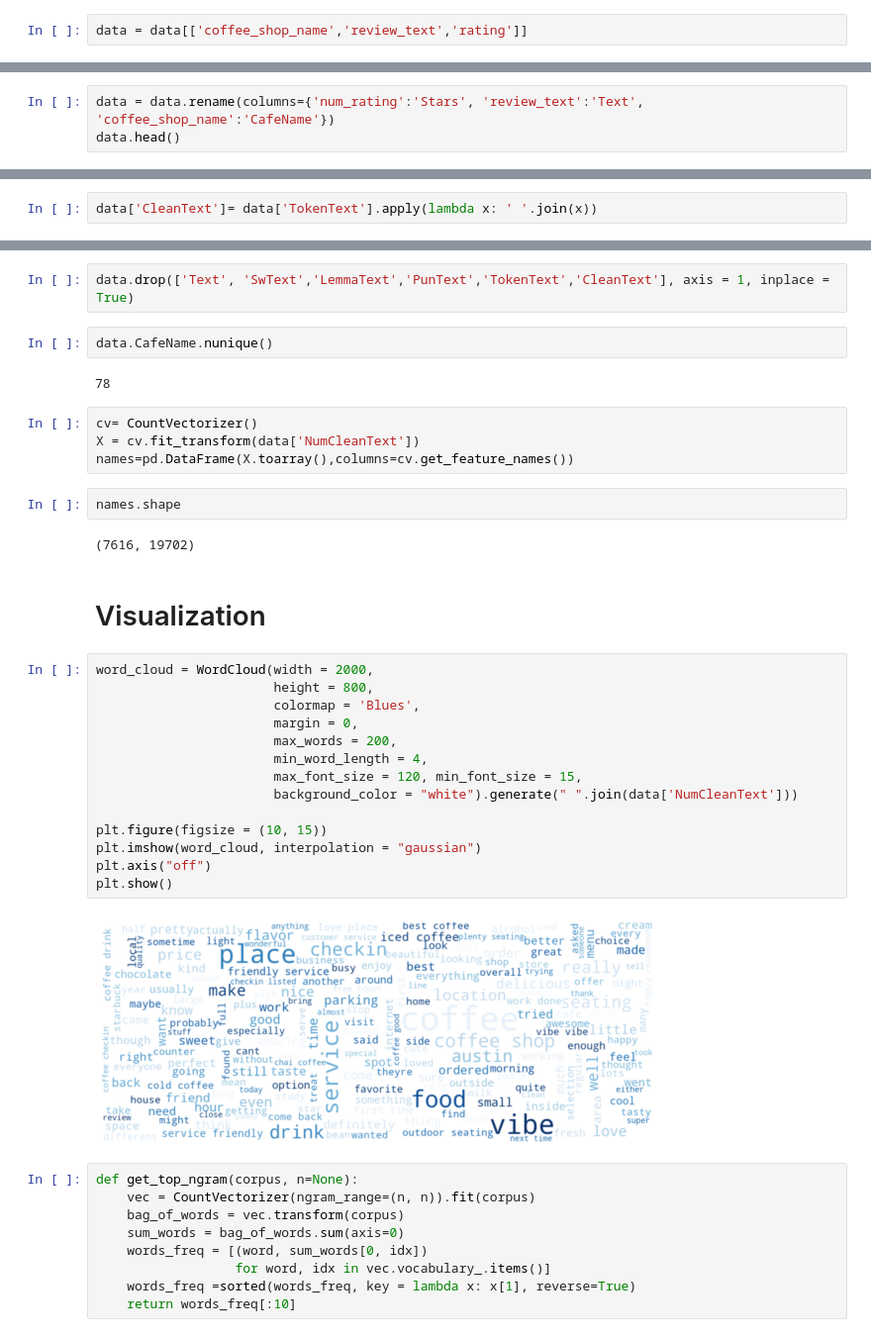
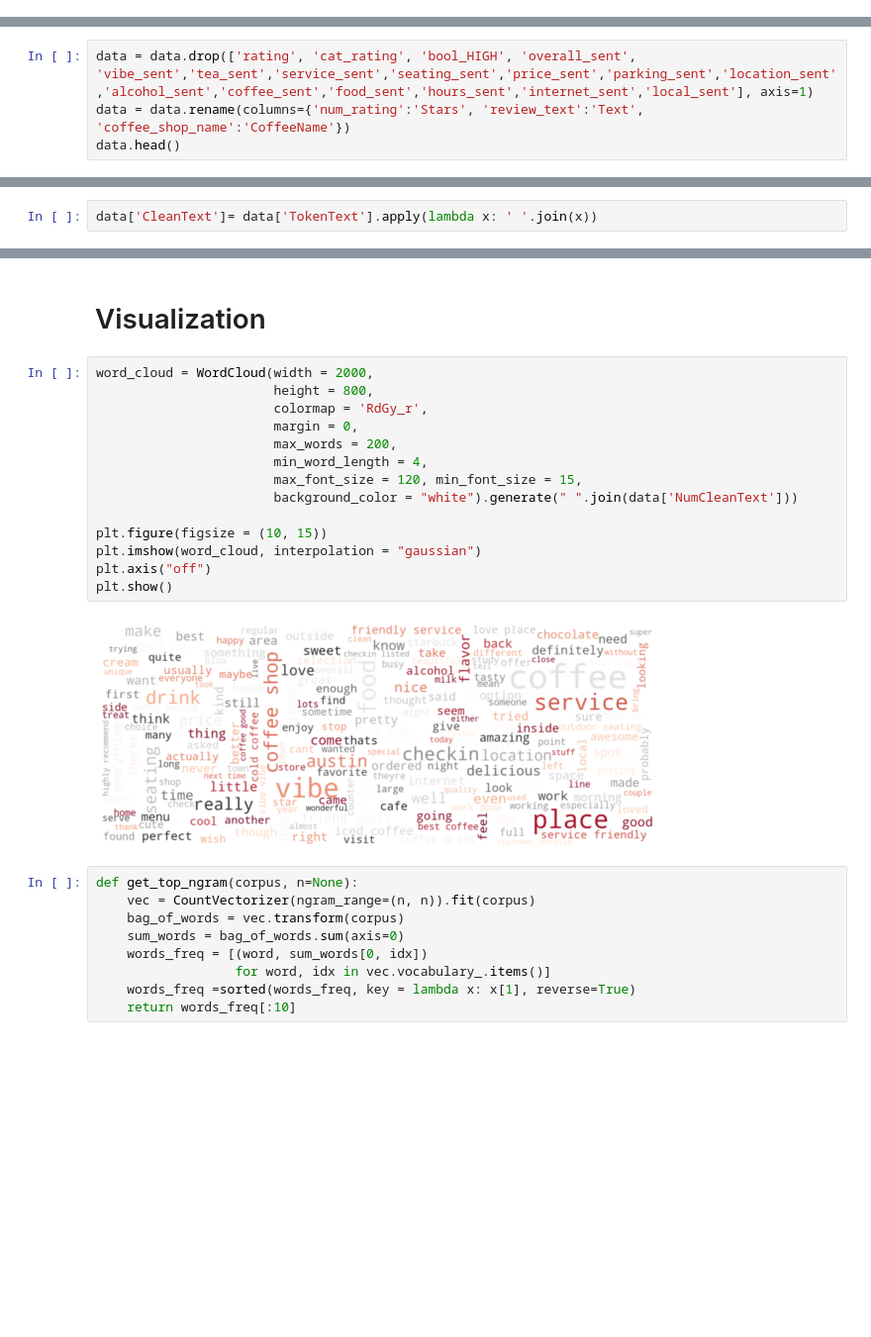
Before and after one commit to su-daw/Unsupervised-Learning-and-NLP, a Jupyter notebook: yelpFinalNotebook.ipynb, the cells around one changed output, grey strips where cells are left out. Shown at 99% size. Drawn from its saved outputs; the diff is of its cells as text; blank space fills up the shorter version.

```diff
--- a/yelpFinalNotebook.ipynb
+++ b/yelpFinalNotebook.ipynb
@@ -66,5 +64,3 @@ data.review_text
 7619                                                  NaN
 7620                                                  NaN
 Name: review_text, Length: 7621, dtype: object
-# %%
-data = data[['coffee_shop_name','review_text','rating']]
@@ -113,0 +136,4 @@ dtype: int64
+# %%
+data = data.drop(['rating', 'cat_rating', 'bool_HIGH', 'overall_sent', 'vibe_sent','tea_sent','service_sent','seating_sent','price_sent','parking_sent','location_sent','alcohol_sent','coffee_sent','food_sent','hours_sent','internet_sent','local_sent'], axis=1)
+data = data.rename(columns={'num_rating':'Stars', 'review_text':'Text', 'coffee_shop_name':'CoffeeName'})
+data.head()
@@ -125,3 +155,0 @@ dtype: int64
-# %%
-data = data.rename(columns={'num_rating':'Stars', 'review_text':'Text', 'coffee_shop_name':'CafeName'})
-data.head()
@@ -183,35 +213,21 @@ data.head()
-# %%
-data.drop(['Text', 'SwText','LemmaText','PunText','TokenText','CleanText'], axis = 1, inplace = True)
-# %%
-data.CafeName.nunique()
-# %% [output]
-78
-# %%
-cv= CountVectorizer()
-X = cv.fit_transform(data['NumCleanText'])
-names=pd.DataFrame(X.toarray(),columns=cv.get_feature_names())
-# %%
-names.shape
-# %% [output]
-(7616, 19702)
 # %% [markdown]
 # Visualization
 # %%
 word_cloud = WordCloud(width = 2000,
                        height = 800,
-                       colormap = 'Blues',
+                       colormap = 'RdGy_r',
                        margin = 0,
                        max_words = 200,
                        min_word_length = 4,
                        max_font_size = 120, min_font_size = 15,
                        background_color = "white").generate(" ".join(data['NumCleanText']))
 
 plt.figure(figsize = (10, 15))
 plt.imshow(word_cloud, interpolation = "gaussian")
 plt.axis("off")
 plt.show()
 # %% [output]
-[figure, old version]
+[figure, new version]
 # %%
 def get_top_ngram(corpus, n=None):
     vec = CountVectorizer(ngram_range=(n, n)).fit(corpus)
```
Also changed, not shown: parts of 36 cells of this notebook.
